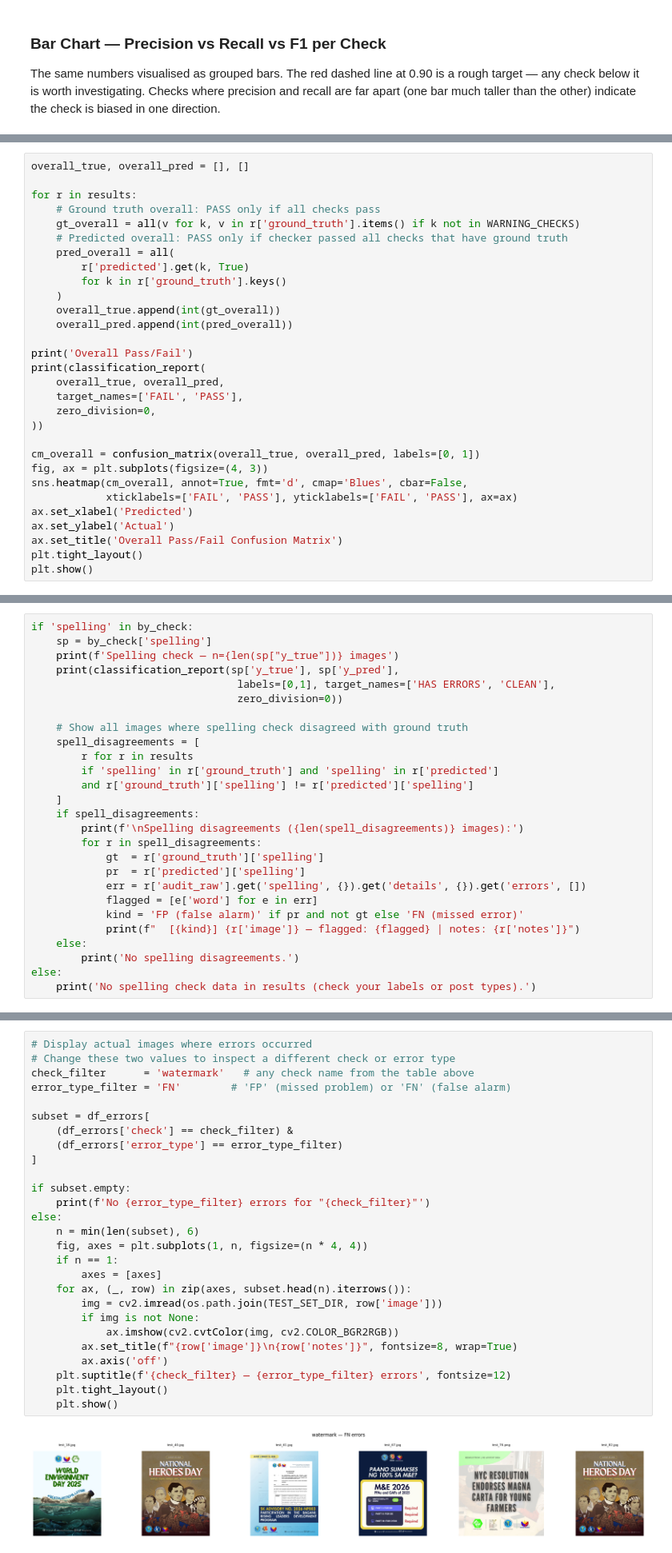
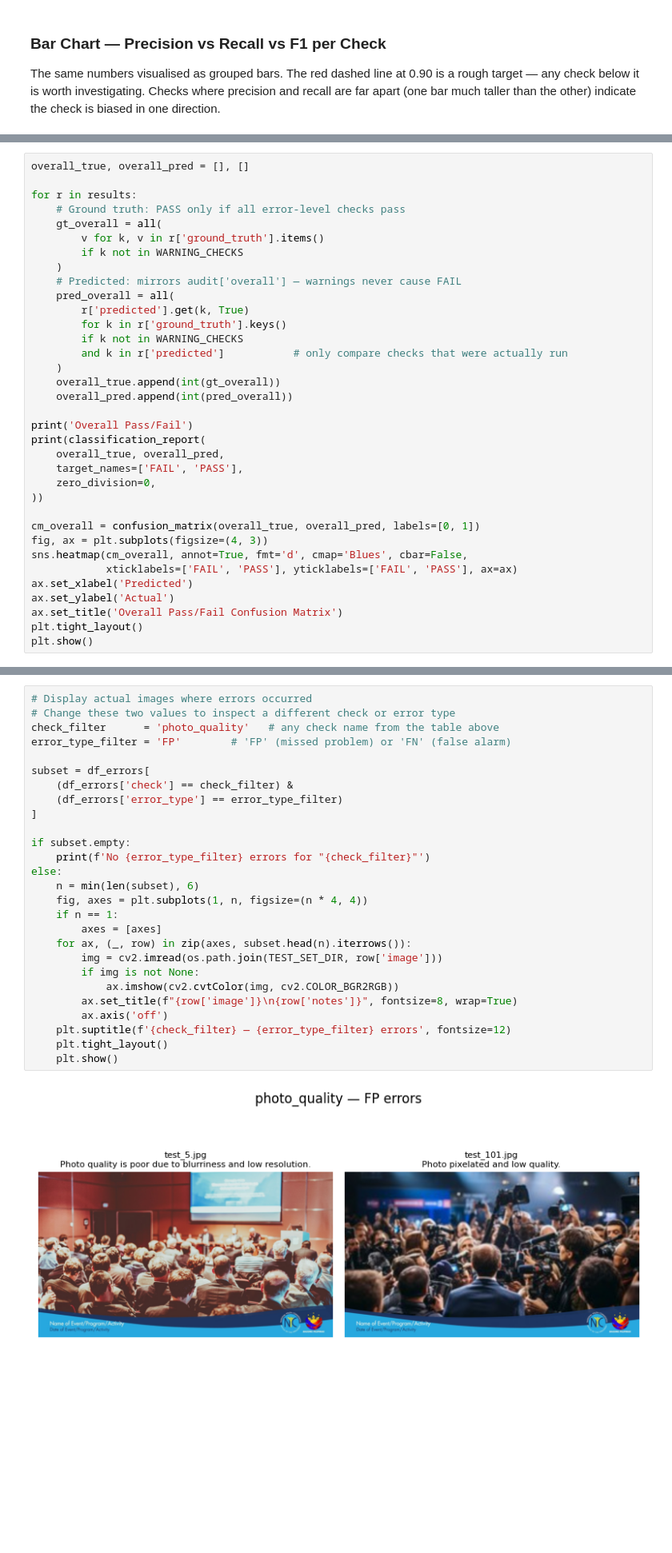
Before and after one commit to zkdlyn/SMARTech, a Jupyter notebook: pubmat-checker/checker/metrics_notebook.ipynb, the cells around one changed output, grey strips where cells are left out. Shown at 80% size. Saved outputs shown, nothing was run; the diff lists cells and outputs as text; blank space fills up the shorter version.

Commit message:
fix warning levels causing error

```diff
--- a/pubmat-checker/checker/metrics_notebook.ipynb
+++ b/pubmat-checker/checker/metrics_notebook.ipynb
@@ -431,12 +431,17 @@ Each check has its own error rate. The overall verdict is wrong if any check get
 overall_true, overall_pred = [], []
 
 for r in results:
-    # Ground truth overall: PASS only if all checks pass
-    gt_overall = all(v for k, v in r['ground_truth'].items() if k not in WARNING_CHECKS)
-    # Predicted overall: PASS only if checker passed all checks that have ground truth
+    # Ground truth: PASS only if all error-level checks pass
+    gt_overall = all(
+        v for k, v in r['ground_truth'].items()
+        if k not in WARNING_CHECKS
+    )
+    # Predicted: mirrors audit['overall'] — warnings never cause FAIL
     pred_overall = all(
         r['predicted'].get(k, True)
         for k in r['ground_truth'].keys()
+        if k not in WARNING_CHECKS
+        and k in r['predicted']           # only compare checks that were actually run
     )
     overall_true.append(int(gt_overall))
     overall_pred.append(int(pred_overall))
@@ -560,27 +475,0 @@ display(df_types.style
-# %%
-if 'spelling' in by_check:
-    sp = by_check['spelling']
-    print(f'Spelling check — n={len(sp["y_true"])} images')
-    print(classification_report(sp['y_true'], sp['y_pred'],
-                                 labels=[0,1], target_names=['HAS ERRORS', 'CLEAN'],
-                                 zero_division=0))
-
-    # Show all images where spelling check disagreed with ground truth
-    spell_disagreements = [
-        r for r in results
-        if 'spelling' in r['ground_truth'] and 'spelling' in r['predicted']
-        and r['ground_truth']['spelling'] != r['predicted']['spelling']
-    ]
-    if spell_disagreements:
-        print(f'\nSpelling disagreements ({len(spell_disagreements)} images):')
-        for r in spell_disagreements:
-            gt  = r['ground_truth']['spelling']
-            pr  = r['predicted']['spelling']
-            err = r['audit_raw'].get('spelling', {}).get('details', {}).get('errors', [])
-            flagged = [e['word'] for e in err]
-            kind = 'FP (false alarm)' if pr and not gt else 'FN (missed error)'
-            print(f"  [{kind}] {r['image']} — flagged: {flagged} | notes: {r['notes']}")
-    else:
-        print('No spelling disagreements.')
-else:
-    print('No spelling check data in results (check your labels or post types).')
@@ -736,32 +612,32 @@ if not df_errors.empty:
 # %%
 # Display actual images where errors occurred
 # Change these two values to inspect a different check or error type
-check_filter      = 'watermark'   # any check name from the table above
-error_type_filter = 'FN'        # 'FP' (missed problem) or 'FN' (false alarm)
+check_filter      = 'photo_quality'   # any check name from the table above
+error_type_filter = 'FP'        # 'FP' (missed problem) or 'FN' (false alarm)
 
 subset = df_errors[
     (df_errors['check'] == check_filter) &
     (df_errors['error_type'] == error_type_filter)
 ]
 
 if subset.empty:
     print(f'No {error_type_filter} errors for "{check_filter}"')
 else:
     n = min(len(subset), 6)
     fig, axes = plt.subplots(1, n, figsize=(n * 4, 4))
     if n == 1:
         axes = [axes]
     for ax, (_, row) in zip(axes, subset.head(n).iterrows()):
         img = cv2.imread(os.path.join(TEST_SET_DIR, row['image']))
         if img is not None:
             ax.imshow(cv2.cvtColor(img, cv2.COLOR_BGR2RGB))
         ax.set_title(f"{row['image']}\n{row['notes']}", fontsize=8, wrap=True)
         ax.axis('off')
     plt.suptitle(f'{check_filter} — {error_type_filter} errors', fontsize=12)
     plt.tight_layout()
     plt.show()
 # %% [output]
-[figure, old version]
+[figure, new version]
 # %% [markdown]
 ## Save Results to CSV
 
```
Also changed, not shown: parts of 18 cells of this notebook.
